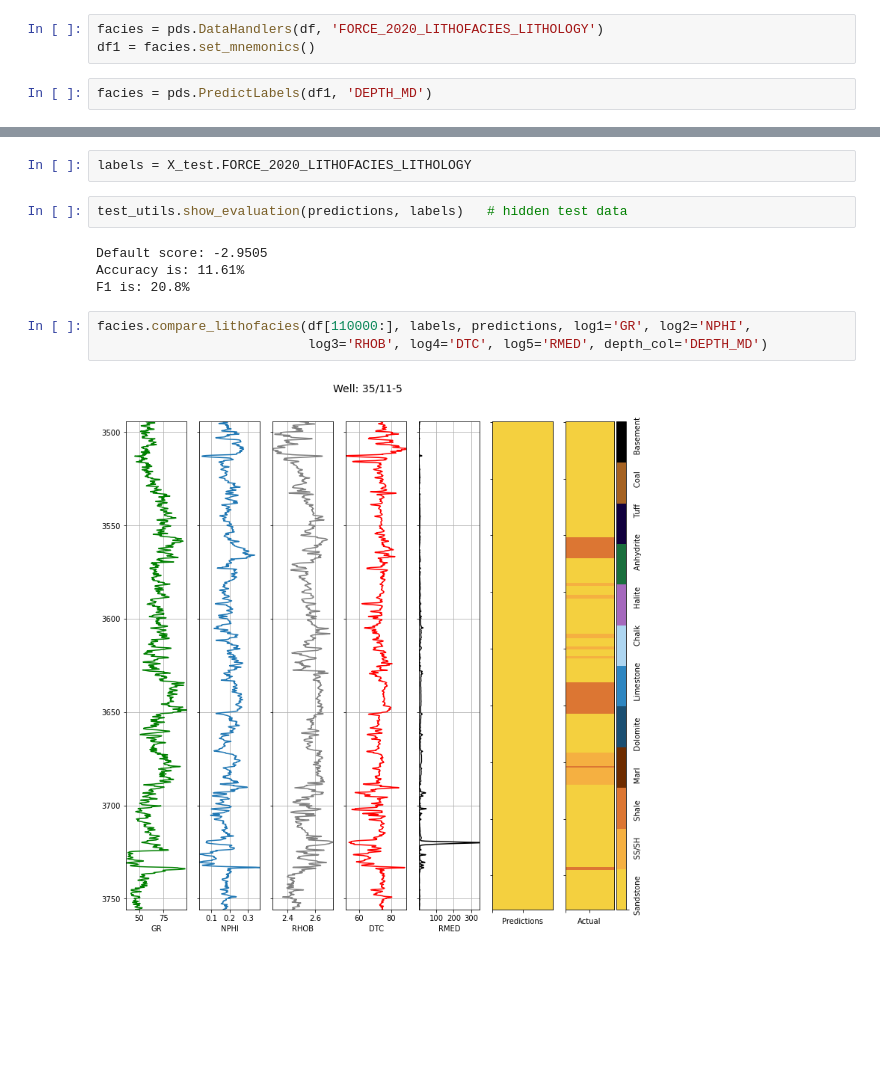
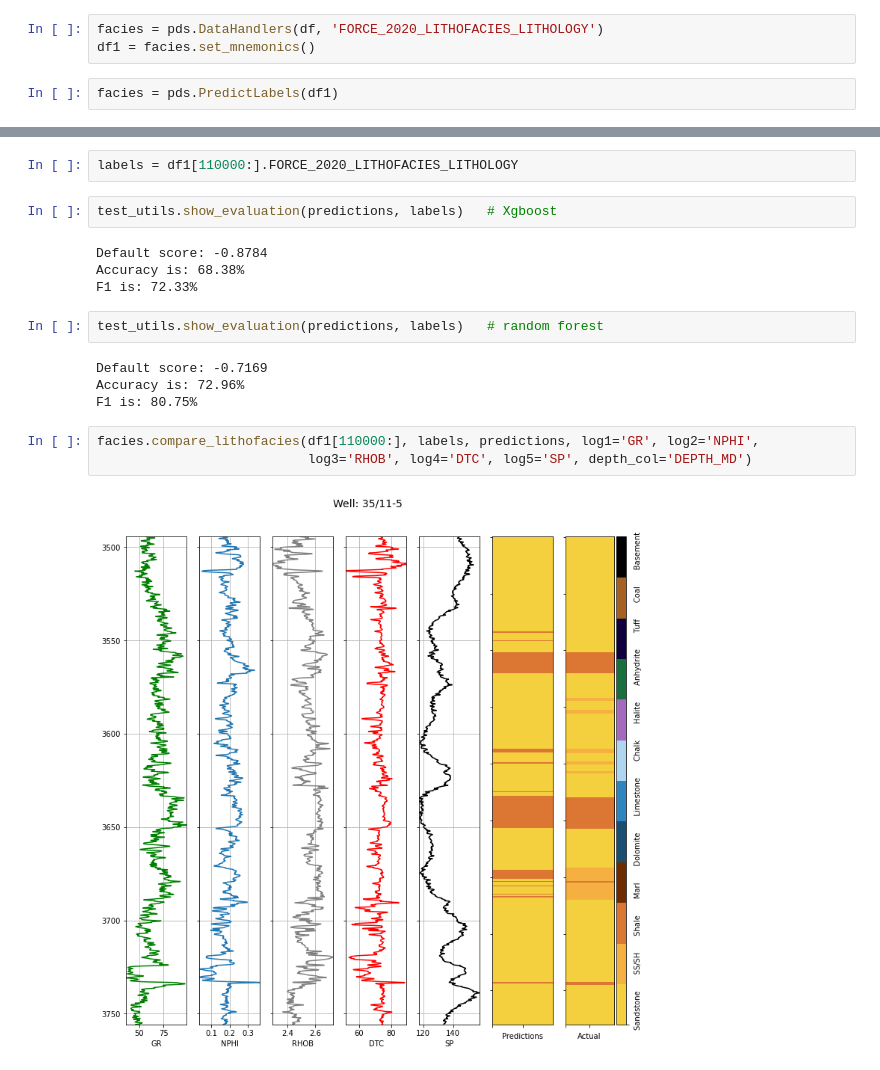
Before and after one commit to olawaleibrahim/beta-tests, a Jupyter notebook: petroeval/Lithofacies_Train_Test_Example.ipynb, the cells around one changed output, grey strips where cells are left out. Drawn from its saved outputs; the diff is of its cells as text; blank space fills up the shorter version.

Commit message:
poor accuracy issue resolved

```diff
--- a/petroeval/Lithofacies_Train_Test_Example.ipynb
+++ b/petroeval/Lithofacies_Train_Test_Example.ipynb
@@ -28,4 +28,4 @@ df['FORCE_2020_LITHOFACIES_LITHOLOGY'] = df.FORCE_2020_LITHOFACIES_LITHOLOGY.map
 facies = pds.DataHandlers(df, 'FORCE_2020_LITHOFACIES_LITHOLOGY')
 df1 = facies.set_mnemonics()
 # %%
-facies = pds.PredictLabels(df1, 'DEPTH_MD')
+facies = pds.PredictLabels(df1)
@@ -107,13 +105,19 @@ facies.plot_lithofacies(df1[50000:], predictions, log1='GR', log2='NPHI',
 # %%
-labels = X_test.FORCE_2020_LITHOFACIES_LITHOLOGY
+labels = df1[110000:].FORCE_2020_LITHOFACIES_LITHOLOGY
 # %%
-test_utils.show_evaluation(predictions, labels)   # hidden test data
+test_utils.show_evaluation(predictions, labels)   # Xgboost
 # %% [output]
-Default score: -2.9505
-Accuracy is: 11.61%
-F1 is: 20.8%
+Default score: -0.8784
+Accuracy is: 68.38%
+F1 is: 72.33%
+# %%
+test_utils.show_evaluation(predictions, labels)   # random forest
+# %% [output]
+Default score: -0.7169
+Accuracy is: 72.96%
+F1 is: 80.75%
 # %%
-facies.compare_lithofacies(df[110000:], labels, predictions, log1='GR', log2='NPHI',
-                           log3='RHOB', log4='DTC', log5='RMED', depth_col='DEPTH_MD')
+facies.compare_lithofacies(df1[110000:], labels, predictions, log1='GR', log2='NPHI',
+                           log3='RHOB', log4='DTC', log5='SP', depth_col='DEPTH_MD')
 # %% [output]
-[figure, old version]
+[figure, new version]
```
Also changed, not shown: parts of 9 cells of this notebook, 2 other files.
